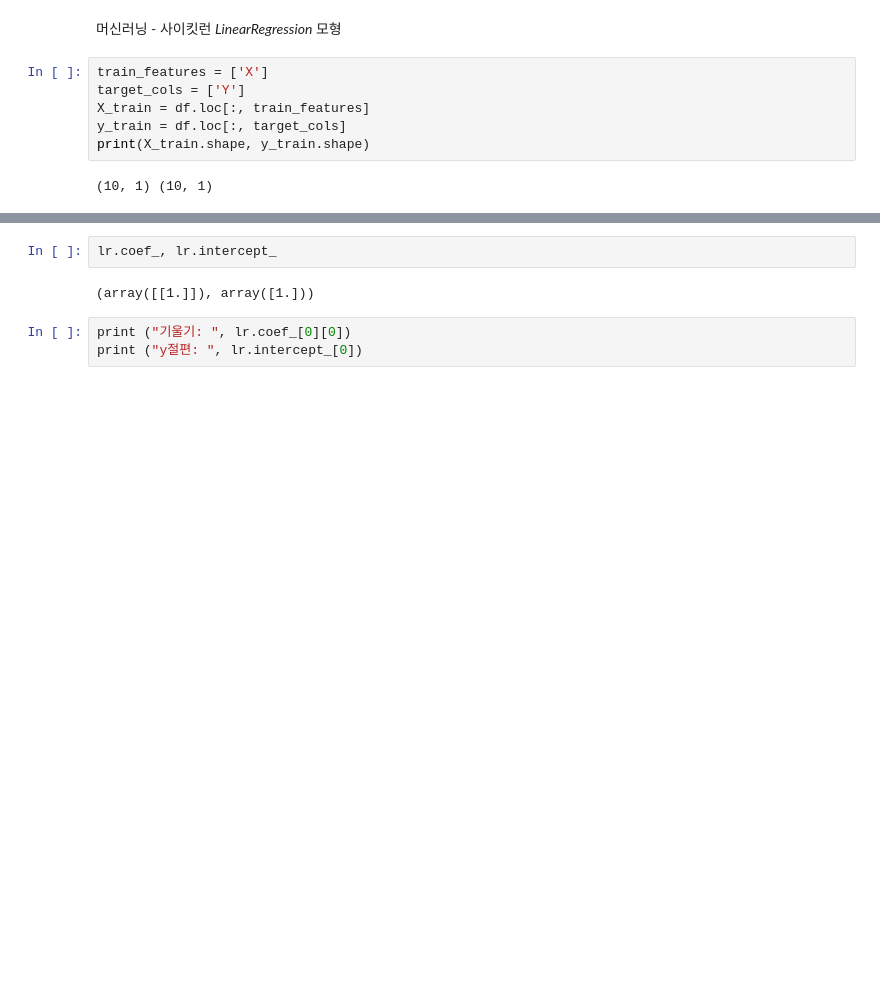
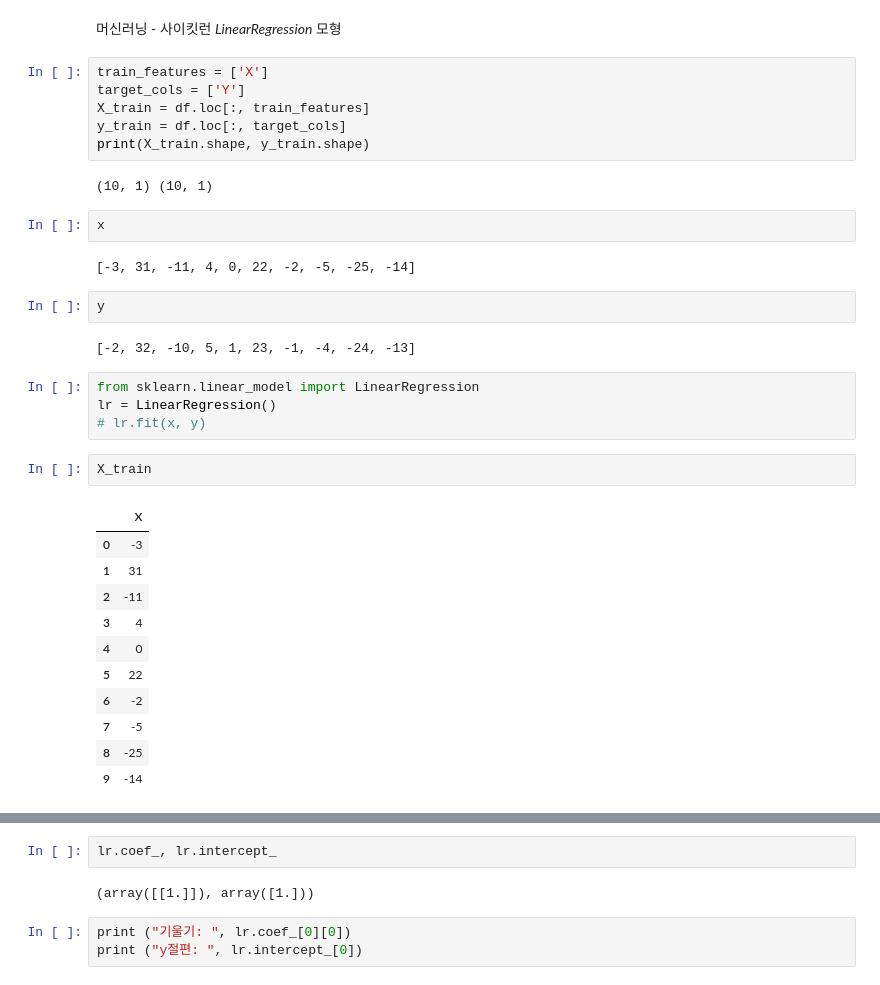
Before and after one commit to ai7dnn/2021-AI-for-everyone, a Jupyter notebook: code/3_2_linear.ipynb, the cells around one changed output, grey strips where cells are left out. Drawn from its saved outputs; the diff is of its cells as text; blank space fills up the shorter version.

```diff
--- a/code/3_2_linear.ipynb
+++ b/code/3_2_linear.ipynb
@@ -56,3 +56,29 @@ y_train = df.loc[:, target_cols]
 print(X_train.shape, y_train.shape)
 # %% [output]
 (10, 1) (10, 1)
+# %%
+x
+# %% [output]
+[-3, 31, -11, 4, 0, 22, -2, -5, -25, -14]
+# %%
+y
+# %% [output]
+[-2, 32, -10, 5, 1, 23, -1, -4, -24, -13]
+# %%
+from sklearn.linear_model import LinearRegression
+lr = LinearRegression()
+# lr.fit(x, y)
+# %%
+X_train
+# %% [output]
+|  | X |
+| 0 | -3 |
+| 1 | 31 |
+| 2 | -11 |
+| 3 | 4 |
+| 4 | 0 |
+| 5 | 22 |
+| 6 | -2 |
+| 7 | -5 |
+| 8 | -25 |
+| 9 | -14 |
```
Also changed, not shown: parts of 6 cells of this notebook.
